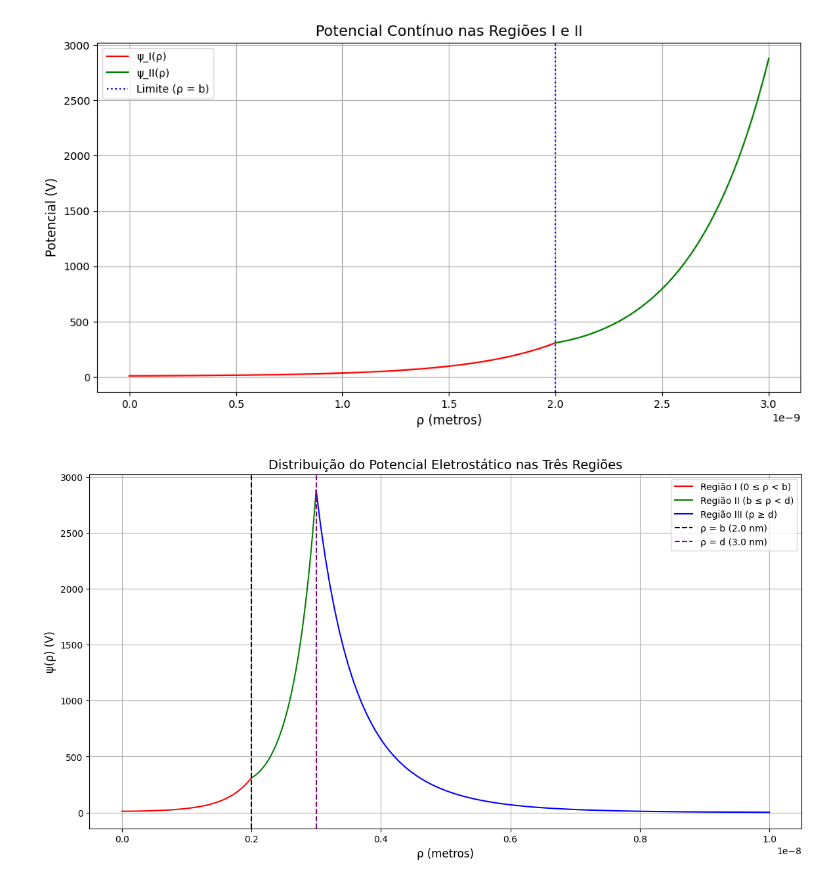
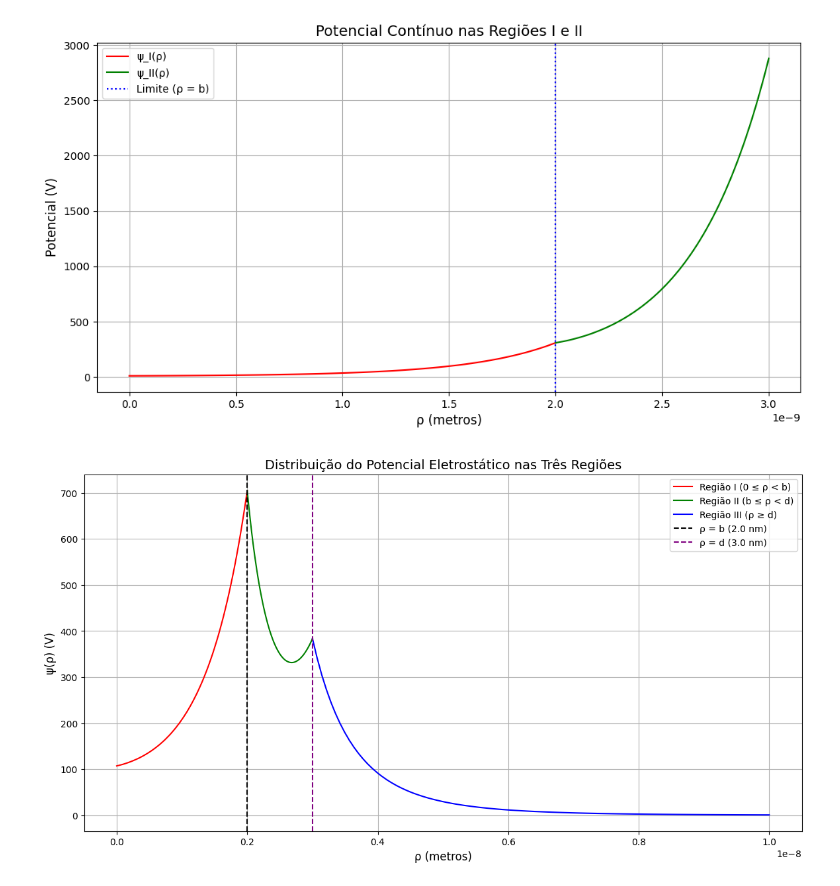
Before and after one commit to Cr7stian8/testesIC, a Jupyter notebook: TestesIC3_0.ipynb, the cells around one changed output. Cells and saved outputs as stored; diff of their text form; code cells hidden in the pictures.

```diff
--- a/TestesIC3_0.ipynb
+++ b/TestesIC3_0.ipynb
@@ -247,19 +247,19 @@ plt.rcParams['font.family'] = 'sans-serif'
 plt.rcParams['font.sans-serif'] = ['Arial', 'DejaVu Sans']
 
 # Parâmetros físicos
-L = 10e-9                     # Periodicidade (metros)
+L = 18e-9                     # Periodicidade (metros)
 c = (2 * np.pi) / L           # Número de onda
 b = 2e-9                      # Raio inicial da Região II
 d = 3e-9                      # Raio limite entre II e III
 rho_limite = 10e-9            # Raio final da Região III
-phi = 0
-z = 0
-N = 6.02e23
-k_b = 1.3e23
-E_t = 4.11e-21
-NM = 8e-6 * N
-D = 78.54
-e = 1.6e-19
+phi = 0                       # Ângulo azimutal
+z = 0                         # Coordenada z
+N = 6.02e23                   # Número de Avogadro
+k_b = 1.3e23                  # Constante de Boltzmann (unidades consistentes)
+E_t = 4.11e-21                # Energia térmica (k_B * T)
+NM = 8e-6 * N                 # Concentração de sal (8 µM)
+D = 78.54                     # Constante dielétrica da água
+e = 1.6e-19                   # Carga elementar
 
 # Parâmetro de Debye
 k_Quadrado = (e**2 * 8 * np.pi**2 * NM) / (1000 * D * E_t)
@@ -324,31 +324,31 @@ F_I = psi_II_b / psi_I_b_temp
 psi_II_d = calcular_psi_II(d)
 psi_III_d_temp = calcular_psi_III(d, F_III=1)
 F_III = psi_II_d / psi_III_d_temp
 
 # Geração de dados
 rho_I = np.linspace(0, b, 100)
 rho_II = np.linspace(b, d, 100)
 rho_III = np.linspace(d, rho_limite, 100)
 
 psi_I = [calcular_psi_I(r, F_I) for r in rho_I]
 psi_II = [calcular_psi_II(r) for r in rho_II]
 psi_III = [calcular_psi_III(r, F_III) for r in rho_III]
 
 # Plotagem unificada
 plt.figure(figsize=(14, 7))
 plt.plot(rho_I, psi_I, color='red', label='Região I (0 ≤ ρ < b)')
 plt.plot(rho_II, psi_II, color='green', label='Região II (b ≤ ρ < d)')
 plt.plot(rho_III, psi_III, color='blue', label='Região III (ρ ≥ d)')
 
 plt.axvline(x=b, color='black', linestyle='--', label=f'ρ = b ({b*1e9:.1f} nm)')
 plt.axvline(x=d, color='purple', linestyle='--', label=f'ρ = d ({d*1e9:.1f} nm)')
 
 plt.title('Distribuição do Potencial Eletrostático nas Três Regiões', fontsize=14)
 plt.xlabel('ρ (metros)', fontsize=12)
 plt.ylabel('ψ(ρ) (V)', fontsize=12)
 plt.legend()
 plt.grid(True)
 plt.ticklabel_format(axis='x', style='sci', scilimits=(0,0))
 plt.show()
 # %% [output]
-[figure, old version]
+[figure, new version]
```
